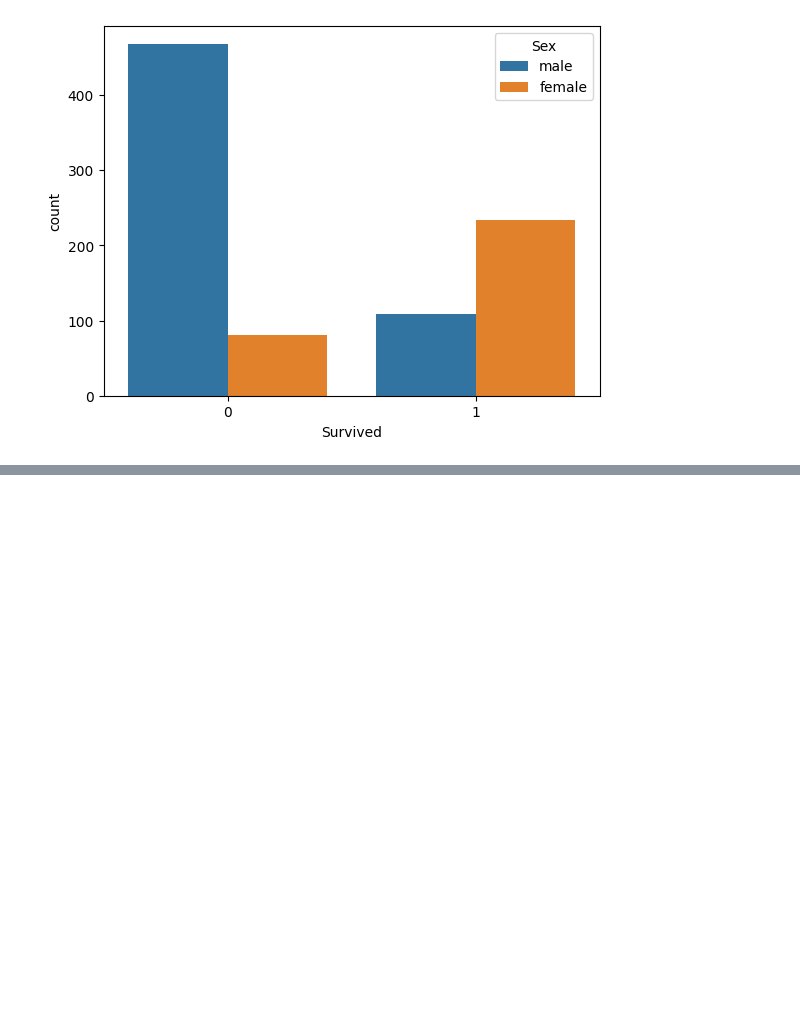
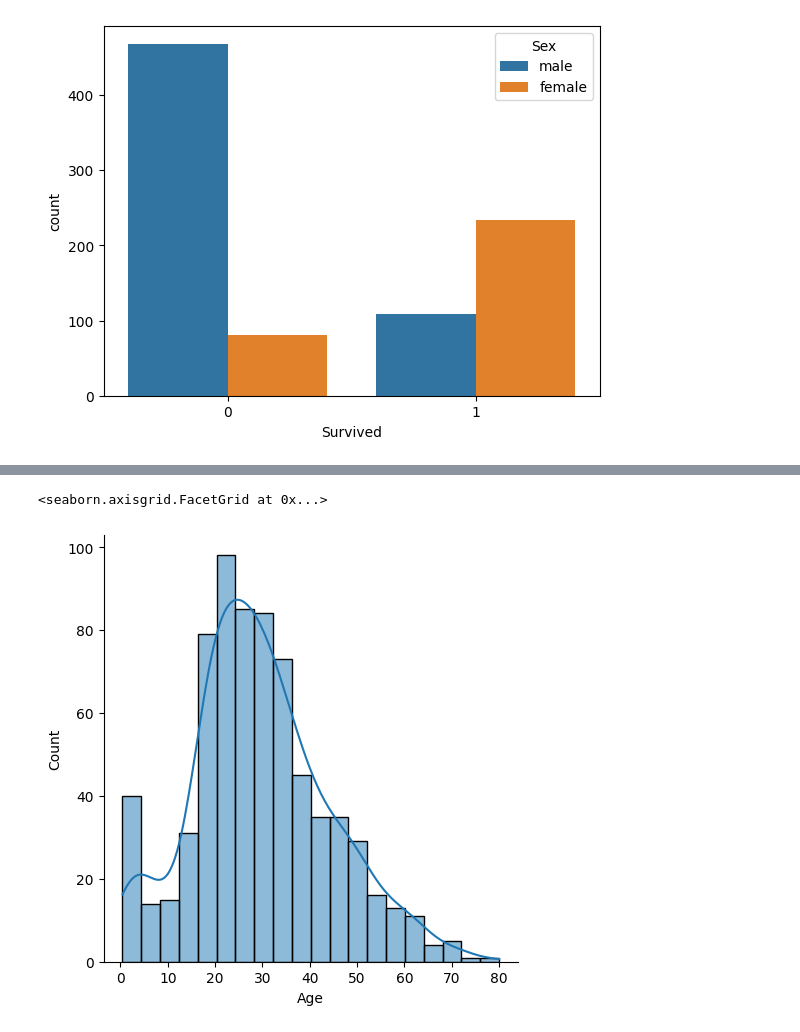
Before and after one commit to SanVic009/ML_Practice, a Jupyter notebook: eda_titanic.ipynb, the cells around one changed output, grey strips where cells are left out. Cells and saved outputs as stored; diff of their text form; code cells hidden in the pictures; blank space fills up the shorter version.

```diff
--- a/eda_titanic.ipynb
+++ b/eda_titanic.ipynb
@@ -98,0 +107,5 @@ sns.countplot(x= 'Survived', hue= 'Sex', data=df)
+# %%
+sns.displot(df['Age'], kde= True)
+# %% [output]
+<seaborn.axisgrid.FacetGrid at 0x...>
+[figure, added]
```
Also changed, not shown: parts of 8 cells of this notebook, 4 other files.
